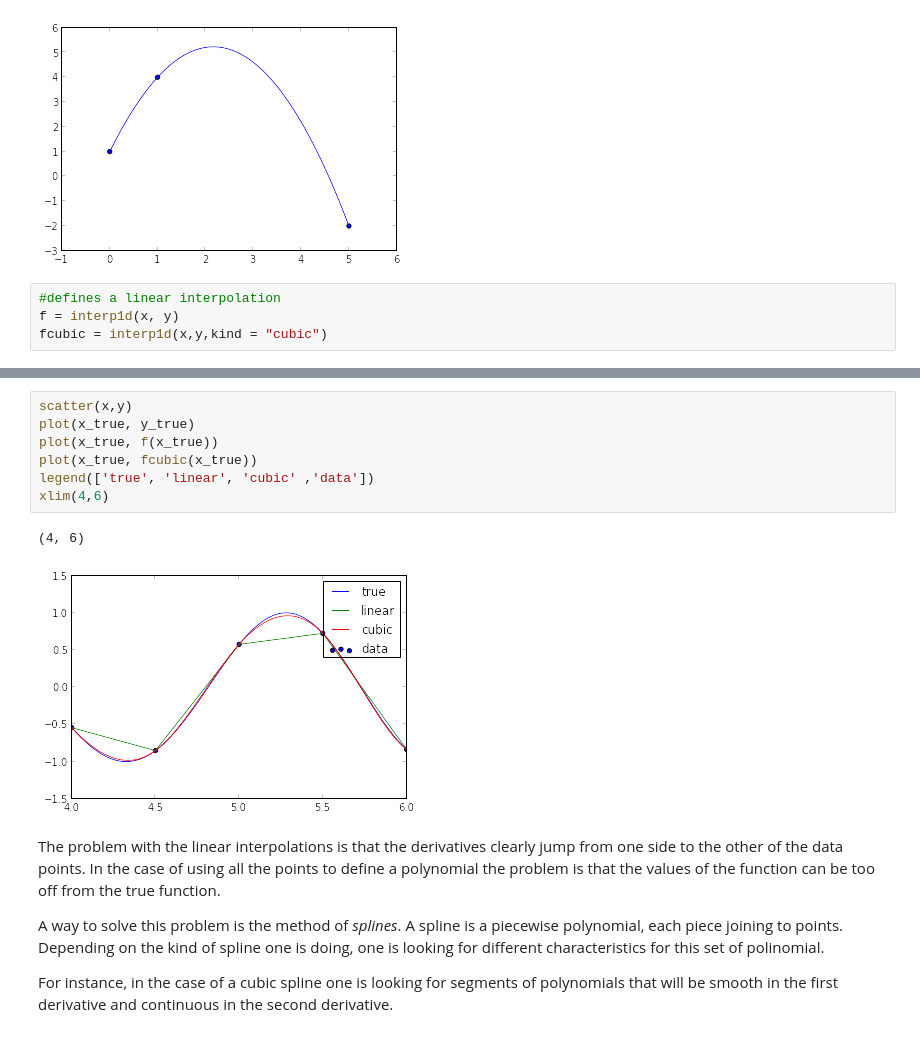
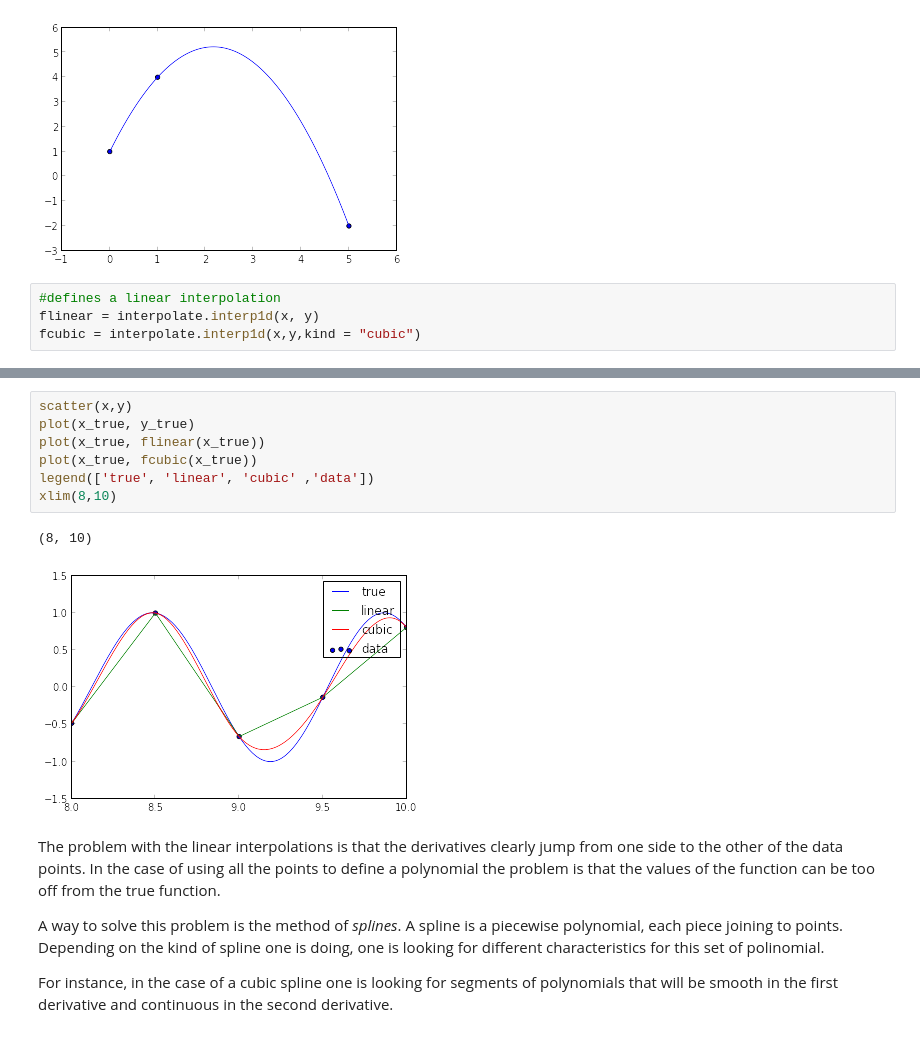
Before and after one commit to Dan08/MetodosComputacionales, a Jupyter notebook: notes/07.Interpolation/interpolation.ipynb, the cells around one changed output, grey strips where cells are left out. Cells and saved outputs as stored; diff of their text form.

```diff
--- a/notes/07.Interpolation/interpolation.ipynb
+++ b/notes/07.Interpolation/interpolation.ipynb
@@ -126,8 +126,8 @@ scatter(x_in, y_in)
 [figure]
 # %%
 #defines a linear interpolation
-f = interp1d(x, y)
-fcubic = interp1d(x,y,kind = "cubic")
+flinear = interpolate.interp1d(x, y)
+fcubic = interpolate.interp1d(x,y,kind = "cubic")
 # %%
 #other kinds of interpolation are 'linear','nearest', 'zero', 'slinear', 'quadratic'
 scatter(x,y)
@@ -141,13 +141,13 @@ legend(['true', 'linear', 'cubic' ,'data'])
 # %%
 scatter(x,y)
 plot(x_true, y_true)
-plot(x_true, f(x_true))
+plot(x_true, flinear(x_true))
 plot(x_true, fcubic(x_true))
 legend(['true', 'linear', 'cubic' ,'data'])
-xlim(4,6)
+xlim(8,10)
 # %% [output]
-(4, 6)
+(8, 10)
-[figure, old version]
+[figure, new version]
 # %% [markdown]
 The problem with the linear interpolations is that the derivatives clearly jump from one side to the other of the data points. In the case of using all the points to define a polynomial the problem is that the values of the function can be too
 off from the true function.
```
Also changed, not shown: parts of 9 cells of this notebook.
